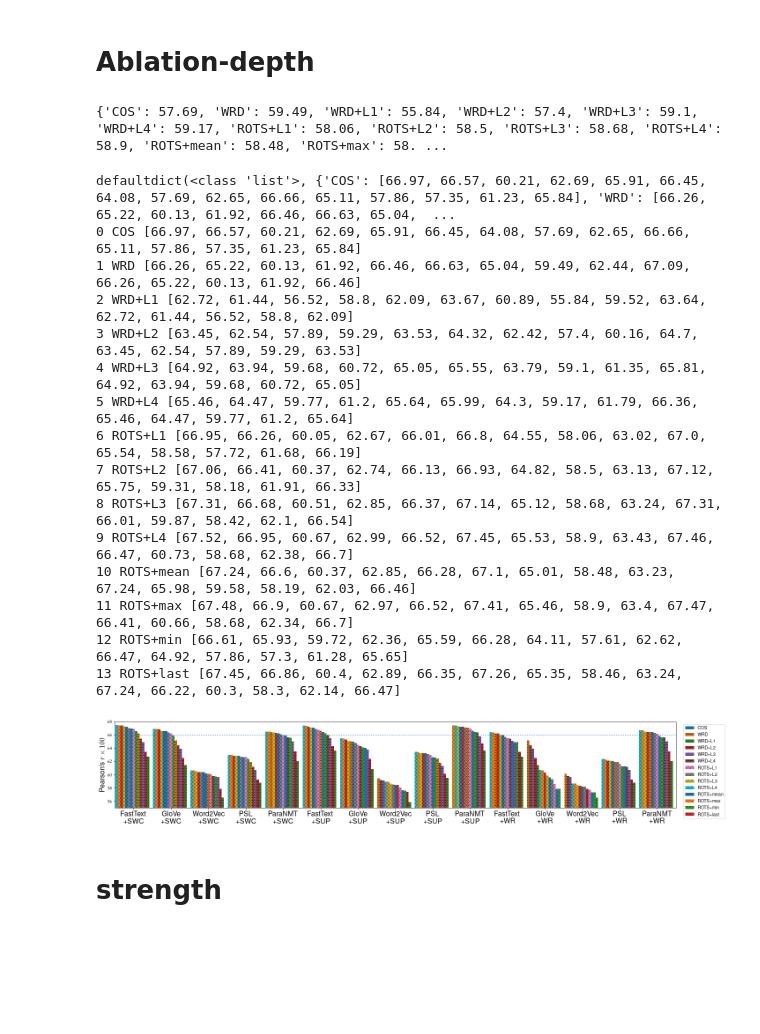
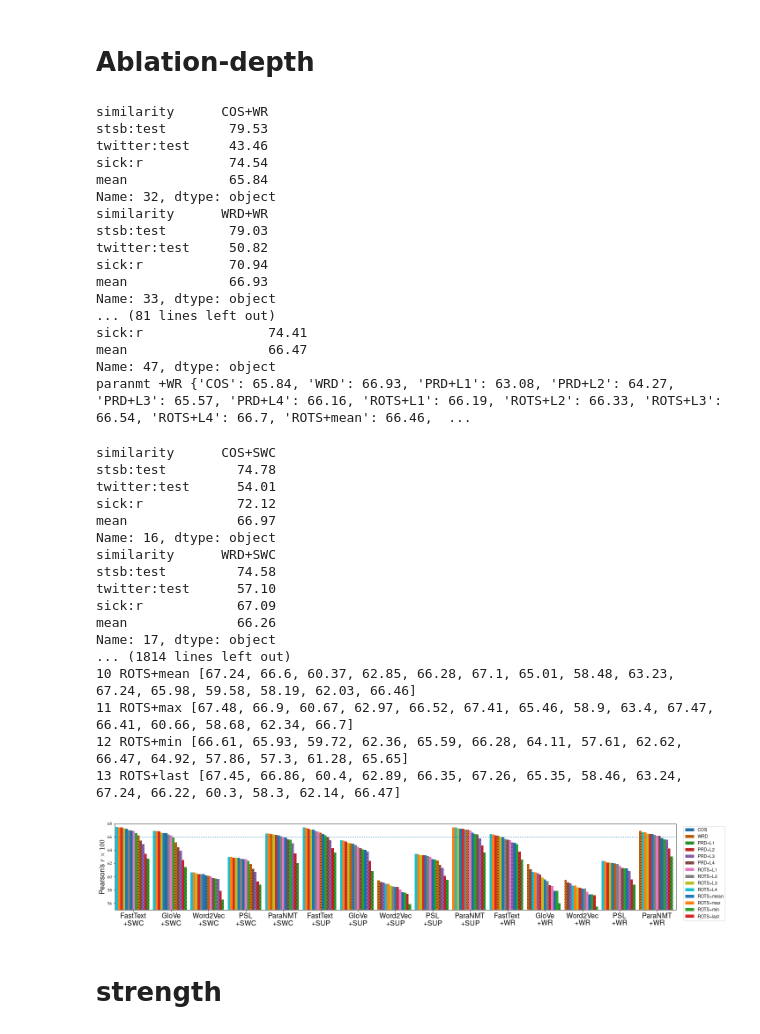
Before and after one commit to zihao-wang/rots, a Jupyter notebook: plot.ipynb, the cells around one changed output. Saved outputs shown, nothing was run; the diff lists cells and outputs as text; code cells hidden in the pictures; blank space fills up the shorter version.

```diff
--- a/plot.ipynb
+++ b/plot.ipynb
@@ -420,17 +420,20 @@ def get_bar_data(wv, pre):
         base = similarity.split('+')[0]
         value = row['mean']
 
+#         print(pre, similarity)
         if not pre in similarity:
             continue
+
+        print(row)
         if base == "COS":
             data[base] = value
-        if base == "WRD" and len(similarity) == 7:
+        if base == "WRD" and len(similarity) < 8:
             data[base] = value
-        if base == "WRD" and len(similarity) == 10:
+        if base == "WRD" and len(similarity) > 8:
             L = similarity[-1]
             if L == '0':
                 continue
-            data[base+"+L"+L] = value
+            data["PRD+L"+L] = value
         if base == "ROTS":
             if 'WR' in similarity:
                 var = similarity[7:]
@@ -441,12 +444,28 @@ def get_bar_data(wv, pre):
                     continue
                 var = 'L' + var
             data[base+"+"+var] = value
+    print(wv, pre, data)
     return data
 
-data = get_bar_data('word2vec', 'SUP')
-print(data)
+data = get_bar_data('paranmt', '+WR')
 # %% [output]
-{'COS': 57.69, 'WRD': 59.49, 'WRD+L1': 55.84, 'WRD+L2': 57.4, 'WRD+L3': 59.1, 'WRD+L4': 59.17, 'ROTS+L1': 58.06, 'ROTS+L2': 58.5, 'ROTS+L3': 58.68, 'ROTS+L4': 58.9, 'ROTS+mean': 58.48, 'ROTS+max': 58. ...
+similarity      COS+WR
+stsb:test        79.53
+twitter:test     43.46
+sick:r           74.54
+mean             65.84
+Name: 32, dtype: object
+similarity      WRD+WR
+stsb:test        79.03
+twitter:test     50.82
+sick:r           70.94
+mean             66.93
+Name: 33, dtype: object
+... (81 lines left out)
+sick:r                74.41
+mean                  66.47
+Name: 47, dtype: object
+paranmt +WR {'COS': 65.84, 'WRD': 66.93, 'PRD+L1': 63.08, 'PRD+L2': 64.27, 'PRD+L3': 65.57, 'PRD+L4': 66.16, 'ROTS+L1': 66.19, 'ROTS+L2': 66.33, 'ROTS+L3': 66.54, 'ROTS+L4': 66.7, 'ROTS+mean': 66.46,  ...
 # %%
 wv_names = {
     'fasttext': "FastText", 'glove840b': "GloVe", 'word2vec': "Word2Vec", 'psl': "PSL", 'paranmt': "ParaNMT"
@@ -484,46 +503,48 @@ def plot_bars(wvs, pres):
         return _x + width/len(data) * (order - len(data) // 2)
 
     for i, (k, v) in enumerate(data.items()):
         print(i, k, v)
         formatting = {}
         if k.split('+')[0] == 'COS':
             formatting['hatch'] = '---'
-        if k.split('+')[0] == 'ROTS':
+        if k.split('+')[0] == 'PRD':
             formatting['hatch'] = 'xxx'
         if k.split('+')[0] == 'WRD':
             formatting['hatch'] = 'oooo'
 
         positions = [get_pos(_x, order[k][_x]) for _x in range(len(labels))]
         bar = ax.bar(positions, v, width/len(data), label=k, **formatting)
 
     ax.set_ylabel(r"Pearson's $r \times 100$", fontsize=16)
     ax.set_ylim([55, 68])
 #     ax.set_title("Ablation Study in Depth and Aggregation", fontsize=16)
     ax.set_xticks(x)
     ax.set_xticklabels(labels, fontsize=16)
     ax.set_xlim([-0.5, len(labels)-0.5])
     ax.legend(bbox_to_anchor=(1.01, 1), loc='upper left')
     ax.plot(np.linspace(-1, 20), np.ones(50)*66, ':')
     fig.tight_layout()
     fig.savefig('/Users/zihao/Nutstore Files/我的坚果云/Research/Sentence Similarity + Prior OT/acl-ijcnlp2021-templates/ablation_depth.pdf')
 plot_bars(['fasttext', 'glove840b', 'word2vec', 'psl', 'paranmt'], ['SWC', 'SUP', 'WR'])
 # %% [output]
-defaultdict(<class 'list'>, {'COS': [66.97, 66.57, 60.21, 62.69, 65.91, 66.45, 64.08, 57.69, 62.65, 66.66, 65.11, 57.86, 57.35, 61.23, 65.84], 'WRD': [66.26, 65.22, 60.13, 61.92, 66.46, 66.63, 65.04,  ...
-0 COS [66.97, 66.57, 60.21, 62.69, 65.91, 66.45, 64.08, 57.69, 62.65, 66.66, 65.11, 57.86, 57.35, 61.23, 65.84]
-1 WRD [66.26, 65.22, 60.13, 61.92, 66.46, 66.63, 65.04, 59.49, 62.44, 67.09, 66.26, 65.22, 60.13, 61.92, 66.46]
-2 WRD+L1 [62.72, 61.44, 56.52, 58.8, 62.09, 63.67, 60.89, 55.84, 59.52, 63.64, 62.72, 61.44, 56.52, 58.8, 62.09]
-3 WRD+L2 [63.45, 62.54, 57.89, 59.29, 63.53, 64.32, 62.42, 57.4, 60.16, 64.7, 63.45, 62.54, 57.89, 59.29, 63.53]
-4 WRD+L3 [64.92, 63.94, 59.68, 60.72, 65.05, 65.55, 63.79, 59.1, 61.35, 65.81, 64.92, 63.94, 59.68, 60.72, 65.05]
-5 WRD+L4 [65.46, 64.47, 59.77, 61.2, 65.64, 65.99, 64.3, 59.17, 61.79, 66.36, 65.46, 64.47, 59.77, 61.2, 65.64]
-6 ROTS+L1 [66.95, 66.26, 60.05, 62.67, 66.01, 66.8, 64.55, 58.06, 63.02, 67.0, 65.54, 58.58, 57.72, 61.68, 66.19]
-7 ROTS+L2 [67.06, 66.41, 60.37, 62.74, 66.13, 66.93, 64.82, 58.5, 63.13, 67.12, 65.75, 59.31, 58.18, 61.91, 66.33]
-8 ROTS+L3 [67.31, 66.68, 60.51, 62.85, 66.37, 67.14, 65.12, 58.68, 63.24, 67.31, 66.01, 59.87, 58.42, 62.1, 66.54]
-9 ROTS+L4 [67.52, 66.95, 60.67, 62.99, 66.52, 67.45, 65.53, 58.9, 63.43, 67.46, 66.47, 60.73, 58.68, 62.38, 66.7]
+similarity      COS+SWC
+stsb:test         74.78
+twitter:test      54.01
+sick:r            72.12
+mean              66.97
+Name: 16, dtype: object
+similarity      WRD+SWC
+stsb:test         74.58
+twitter:test      57.10
+sick:r            67.09
+mean              66.26
+Name: 17, dtype: object
+... (1814 lines left out)
 10 ROTS+mean [67.24, 66.6, 60.37, 62.85, 66.28, 67.1, 65.01, 58.48, 63.23, 67.24, 65.98, 59.58, 58.19, 62.03, 66.46]
 11 ROTS+max [67.48, 66.9, 60.67, 62.97, 66.52, 67.41, 65.46, 58.9, 63.4, 67.47, 66.41, 60.66, 58.68, 62.34, 66.7]
 12 ROTS+min [66.61, 65.93, 59.72, 62.36, 65.59, 66.28, 64.11, 57.61, 62.62, 66.47, 64.92, 57.86, 57.3, 61.28, 65.65]
 13 ROTS+last [67.45, 66.86, 60.4, 62.89, 66.35, 67.26, 65.35, 58.46, 63.24, 67.24, 66.22, 60.3, 58.3, 62.14, 66.47]
-[figure, old version]
+[figure, new version]
 # %% [markdown]
 # strength
 # %%
```
Also changed, not shown: parts of 6 cells of this notebook, 21 other files.
